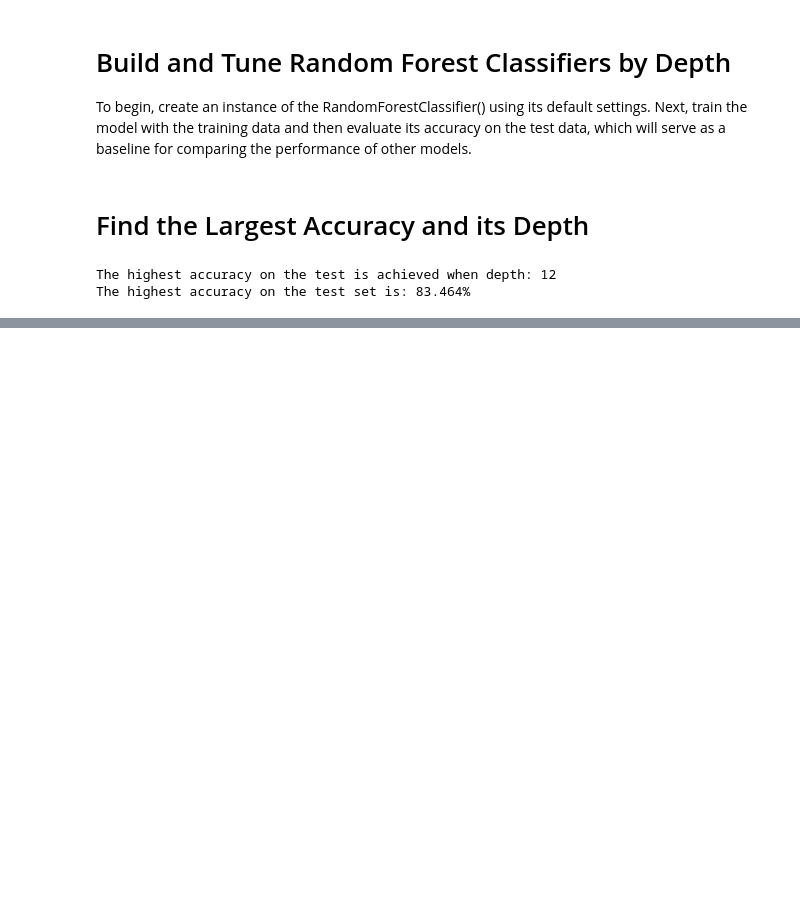
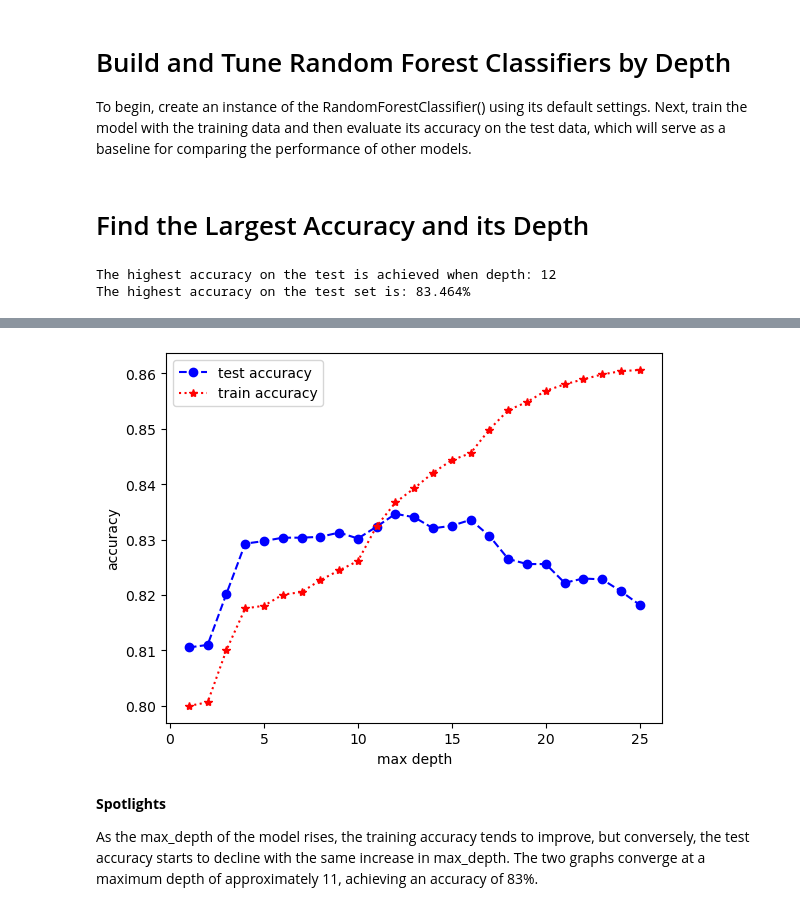
Before and after one commit to tyrantdavis/random-forests-census-income, a Jupyter notebook: random-forest.ipynb, the cells around one changed output, grey strips where cells are left out. Cells and saved outputs as stored; diff of their text form; code cells hidden in the pictures; blank space fills up the shorter version.

Commit message:
Plot training and test accuracy vs max_depth.
Refurbish the random forest model.

```diff
--- a/random-forest.ipynb
+++ b/random-forest.ipynb
@@ -257,0 +262,12 @@ The highest accuracy on the test set is: 83.464%
+# %%
+plt.plot(depths, accuracy_test, "bo--", depths, accuracy_train, "r*:")
+plt.legend(["test accuracy", "train accuracy"])
+plt.xlabel("max depth")
+plt.ylabel("accuracy")
+plt.show()
+# %% [output]
+[figure, added]
+# %% [markdown]
+**Spotlights**
+
+As the max_depth of the model rises, the training accuracy tends to improve, but conversely, the test accuracy starts to decline with the same increase in max_depth. The two graphs converge at a maximum depth of approximately 11, achieving an accuracy of 83%.
```
Also changed, not shown: parts of 4 cells of this notebook.
